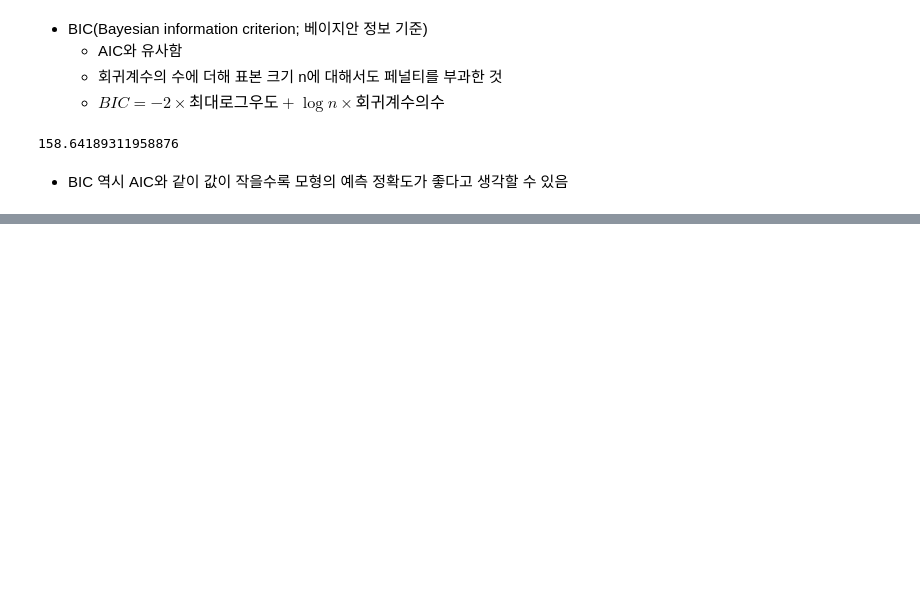
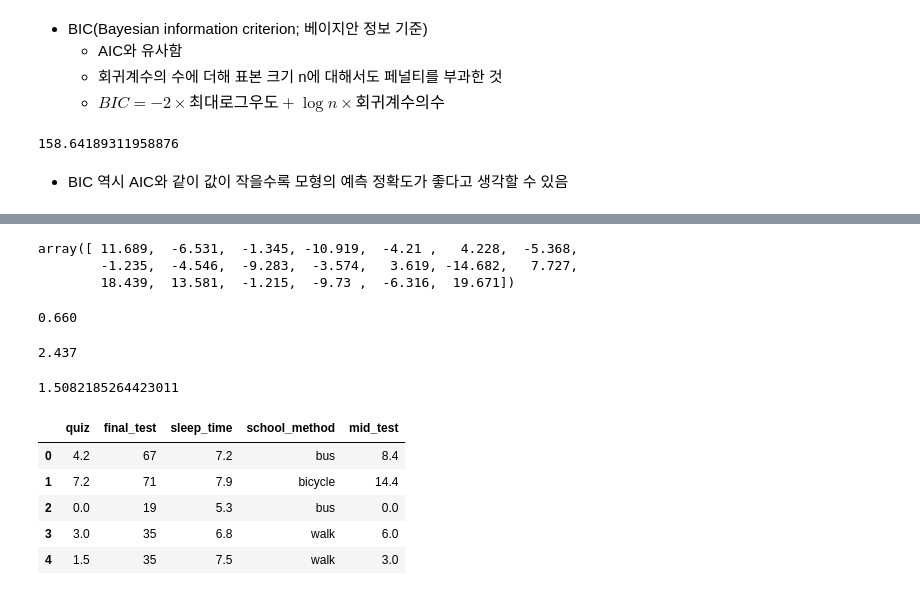
Before and after one commit to starfishkenny/Python, a Jupyter notebook: 20210212_python-statistics_regression analysis.ipynb, the cells around one changed output, grey strips where cells are left out. Cells and saved outputs as stored; diff of their text form; code cells hidden in the pictures; blank space fills up the shorter version.

```diff
--- a/20210212_python-statistics_regression analysis.ipynb
+++ b/20210212_python-statistics_regression analysis.ipynb
@@ -595,0 +644,35 @@ bic
+# %%
+eps_hat = np.array(result.resid)
+eps_hat
+# %% [output]
+array([ 11.689,  -6.531,  -1.345, -10.919,  -4.21 ,   4.228,  -5.368,
+        -1.235,  -4.546,  -9.283,  -3.574,   3.619, -14.682,   7.727,
+        18.439,  13.581,  -1.215,  -9.73 ,  -6.316,  19.671])
+# %%
+# 왜도
+stats.skew(eps_hat)
+# %% [output]
+0.660
+# %%
+# 첨도
+stats.kurtosis(eps_hat, fisher=False)
+# %% [output]
+2.437
+# %%
+# 더빈-왓슨비
+np.sum(np.diff(eps_hat,1)**2) / np.sum(eps_hat**2)
+# %% [output]
+1.5082185264423011
+# %%
+# 다중공선성
+# 쪽지 시험의 결과의 2배인 중간고사라는 변수를 추가
+# 쪽지 시험과 중간고사의 상관관계는 1이 되고 이 데이터는 큰 다중공선성을 가짐
+df['mid_test'] = df['quiz']*2
+df.head()
+# %% [output]
+|  | quiz | final_test | sleep_time | school_method | mid_test |
+| 0 | 4.2 | 67 | 7.2 | bus | 8.4 |
+| 1 | 7.2 | 71 | 7.9 | bicycle | 14.4 |
+| 2 | 0.0 | 19 | 5.3 | bus | 0.0 |
+| 3 | 3.0 | 35 | 6.8 | walk | 6.0 |
+| 4 | 1.5 | 35 | 7.5 | walk | 3.0 |
```
Also changed, not shown: parts of 10 cells of this notebook.
